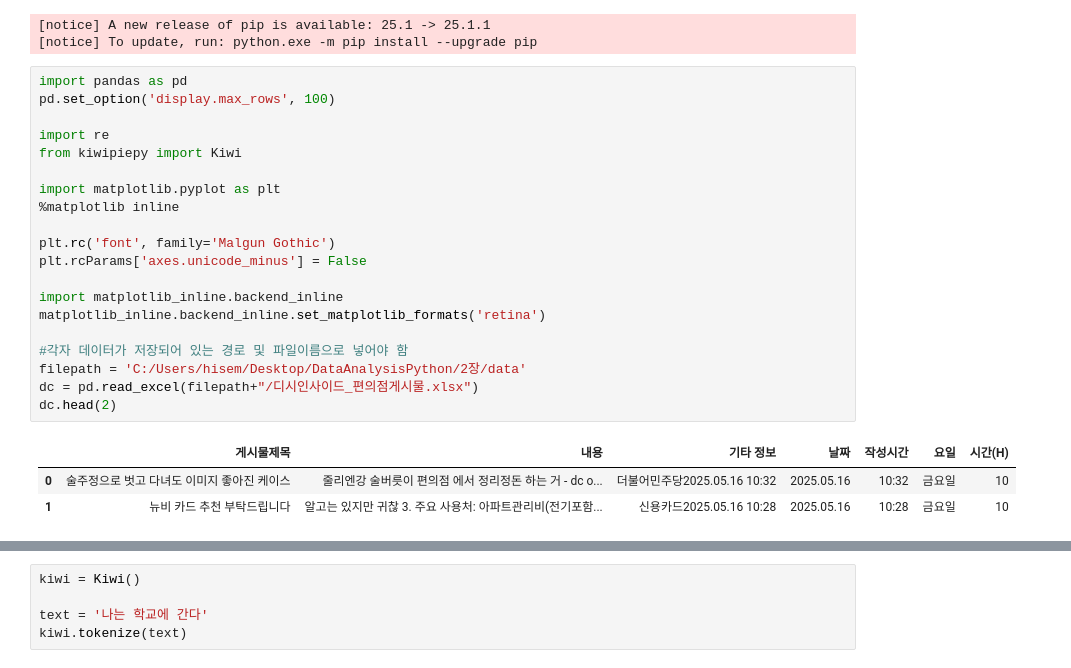
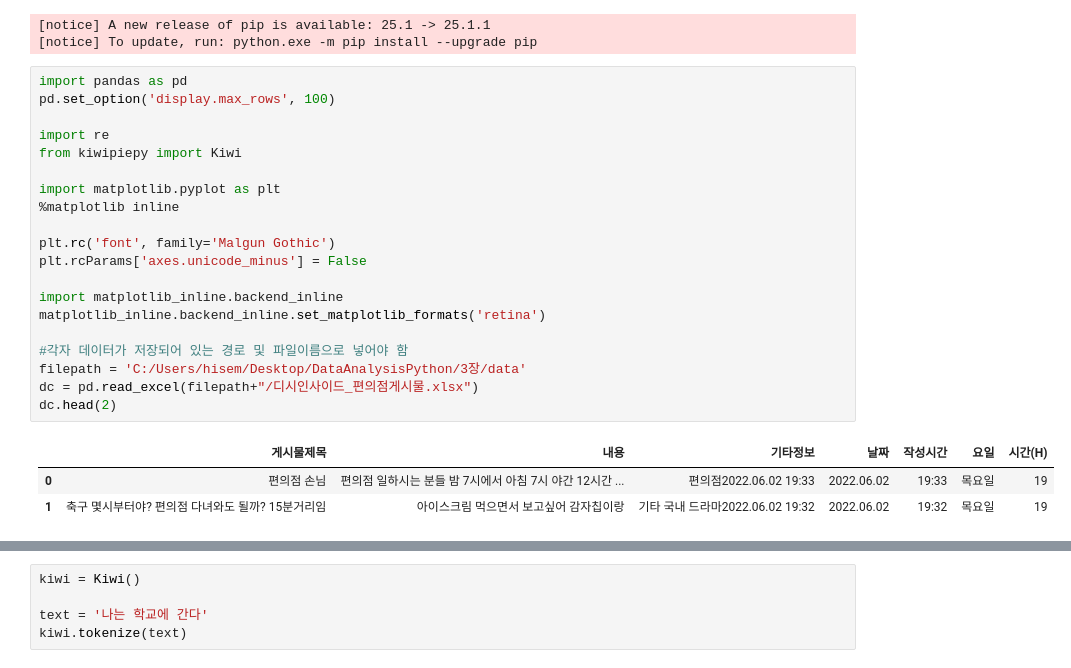
Before and after one commit to semin-pk/DataAnalysisPython, a Jupyter notebook: 3장/chapter03.ipynb, the cells around one changed output, grey strips where cells are left out. Saved outputs shown, nothing was run; the diff lists cells and outputs as text.

```diff
--- a/3장/chapter03.ipynb
+++ b/3장/chapter03.ipynb
@@ -13,27 +13,27 @@ Requirement already satisfied: colorama in c:\users\hisem\desktop\dataanalysispy
 # %%
 import pandas as pd
 pd.set_option('display.max_rows', 100)
 
 import re
 from kiwipiepy import Kiwi
 
 import matplotlib.pyplot as plt
 %matplotlib inline
 
 plt.rc('font', family='Malgun Gothic')
 plt.rcParams['axes.unicode_minus'] = False
 
 import matplotlib_inline.backend_inline
 matplotlib_inline.backend_inline.set_matplotlib_formats('retina')
 
 #각자 데이터가 저장되어 있는 경로 및 파일이름으로 넣어야 함
-filepath = 'C:/Users/hisem/Desktop/DataAnalysisPython/2장/data'
+filepath = 'C:/Users/hisem/Desktop/DataAnalysisPython/3장/data'
 dc = pd.read_excel(filepath+"/디시인사이드_편의점게시물.xlsx")
 dc.head(2)
 # %% [output]
-|  | 게시물제목 | 내용 | 기타 정보 | 날짜 | 작성시간 | 요일 | 시간(H) |
-| 0 | 술주정으로 벗고 다녀도 이미지 좋아진 케이스 | 줄리엔강 술버릇이 편의점 에서 정리정돈 하는 거 - dc o... | 더불어민주당2025.05.16 10:32 | 2025.05.16 | 10:32 | 금요일 | 10 |
-| 1 | 뉴비 카드 추천 부탁드립니다 | 알고는 있지만 귀찮 3. 주요 사용처: 아파트관리비(전기포함... | 신용카드2025.05.16 10:28 | 2025.05.16 | 10:28 | 금요일 | 10 |
+|  | 게시물제목 | 내용 | 기타정보 | 날짜 | 작성시간 | 요일 | 시간(H) |
+| 0 | 편의점 손님 | 편의점 일하시는 분들 밤 7시에서 아침 7시 야간 12시간 ... | 편의점2022.06.02 19:33 | 2022.06.02 | 19:33 | 목요일 | 19 |
+| 1 | 축구 몇시부터야? 편의점 다녀와도 될까? 15분거리임 | 아이스크림 먹으면서 보고싶어 감자칩이랑 | 기타 국내 드라마2022.06.02 19:32 | 2022.06.02 | 19:32 | 목요일 | 19 |
 # %%
 print('데이터 크기 확인: ', dc.shape)
 dc['글'] = dc['게시물제목'] + " " + dc['내용']
```
Also changed, not shown: parts of 11 cells of this notebook.
